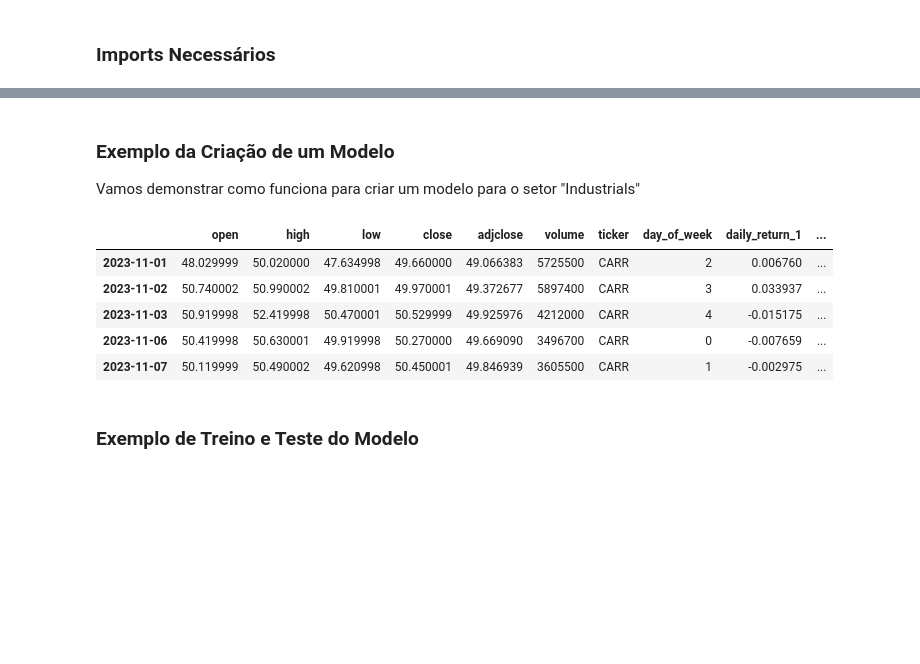
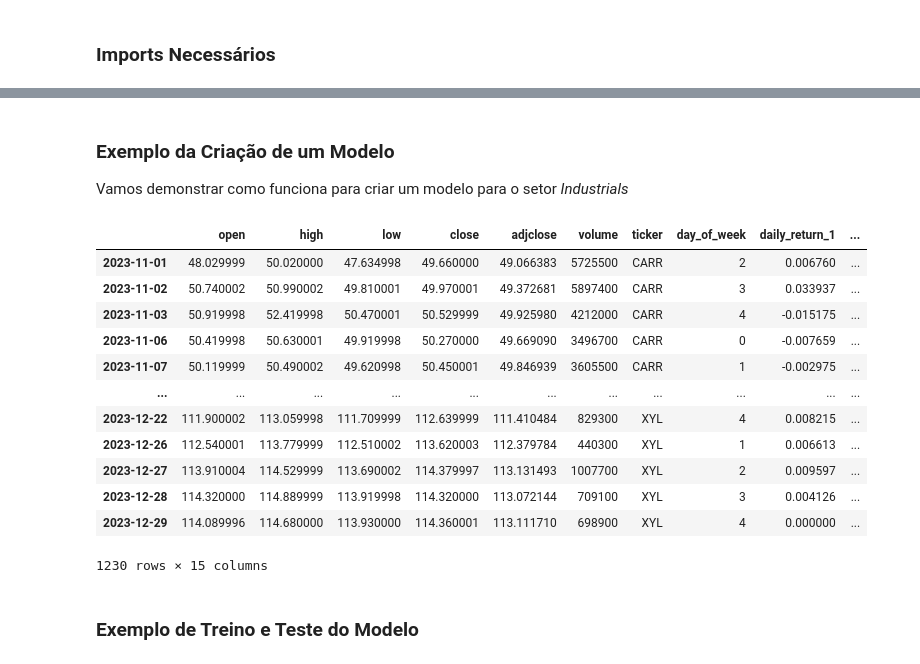
Before and after one commit to joaobaptista30/Lab_IACD_Project_2, a Jupyter notebook: feature_engineering copy.ipynb, the cells around one changed output, grey strips where cells are left out. Drawn from its saved outputs; the diff is of its cells as text; code cells hidden in the pictures; blank space fills up the shorter version.

```diff
--- a/feature_engineering copy.ipynb
+++ b/feature_engineering copy.ipynb
@@ -122,21 +125,28 @@ def data_engineering(dataset) -> pd.DataFrame:
     return final_df
 # %% [markdown]
 ### Exemplo da Criação de um Modelo
-Vamos demonstrar como funciona para criar um modelo para o setor "Industrials"
+Vamos demonstrar como funciona para criar um modelo para o setor *Industrials*
 # %%
 df_train = pd.read_csv("dataset_by_sector/train/Industrials.csv", index_col=0)
 df_test = pd.read_csv("dataset_by_sector/test/Industrials.csv", index_col=0)
 df_train = data_engineering(df_train.copy())
 df_test = data_engineering(df_test.copy())
 # %%
-df_test.head()
+df_test
 # %% [output]
 |  | open | high | low | close | adjclose | volume | ticker | day_of_week | daily_return_1 | ... |
 | 2023-11-01 | 48.029999 | 50.020000 | 47.634998 | 49.660000 | 49.066383 | 5725500 | CARR | 2 | 0.006760 | ... |
-| 2023-11-02 | 50.740002 | 50.990002 | 49.810001 | 49.970001 | 49.372677 | 5897400 | CARR | 3 | 0.033937 | ... |
-| 2023-11-03 | 50.919998 | 52.419998 | 50.470001 | 50.529999 | 49.925976 | 4212000 | CARR | 4 | -0.015175 | ... |
+| 2023-11-02 | 50.740002 | 50.990002 | 49.810001 | 49.970001 | 49.372681 | 5897400 | CARR | 3 | 0.033937 | ... |
+| 2023-11-03 | 50.919998 | 52.419998 | 50.470001 | 50.529999 | 49.925980 | 4212000 | CARR | 4 | -0.015175 | ... |
 | 2023-11-06 | 50.419998 | 50.630001 | 49.919998 | 50.270000 | 49.669090 | 3496700 | CARR | 0 | -0.007659 | ... |
 | 2023-11-07 | 50.119999 | 50.490002 | 49.620998 | 50.450001 | 49.846939 | 3605500 | CARR | 1 | -0.002975 | ... |
+| ... | ... | ... | ... | ... | ... | ... | ... | ... | ... | ... |
+| 2023-12-22 | 111.900002 | 113.059998 | 111.709999 | 112.639999 | 111.410484 | 829300 | XYL | 4 | 0.008215 | ... |
+| 2023-12-26 | 112.540001 | 113.779999 | 112.510002 | 113.620003 | 112.379784 | 440300 | XYL | 1 | 0.006613 | ... |
+| 2023-12-27 | 113.910004 | 114.529999 | 113.690002 | 114.379997 | 113.131493 | 1007700 | XYL | 2 | 0.009597 | ... |
+| 2023-12-28 | 114.320000 | 114.889999 | 113.919998 | 114.320000 | 113.072144 | 709100 | XYL | 3 | 0.004126 | ... |
+| 2023-12-29 | 114.089996 | 114.680000 | 113.930000 | 114.360001 | 113.111710 | 698900 | XYL | 4 | 0.000000 | ... |
+1230 rows × 15 columns
 # %% [markdown]
 ### Exemplo de Treino e Teste do Modelo
 # %%
```
Also changed, not shown: parts of 24 cells of this notebook.
